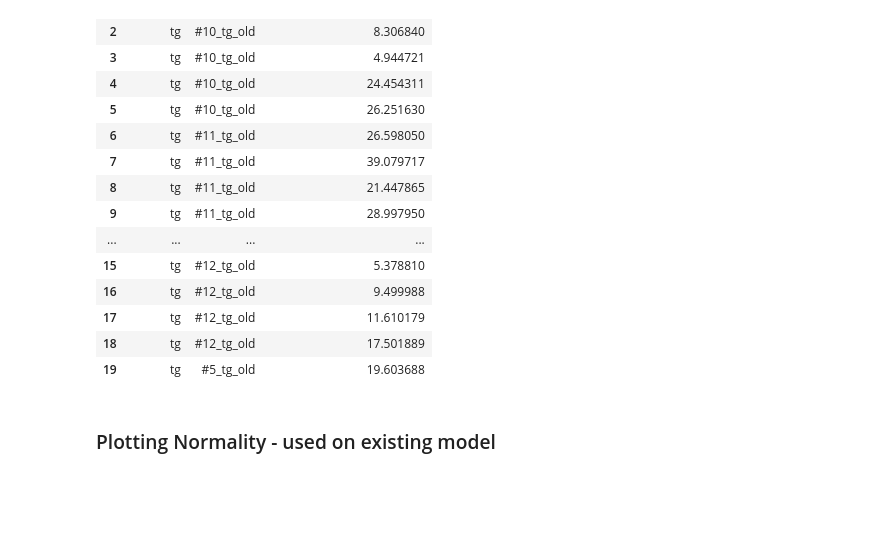
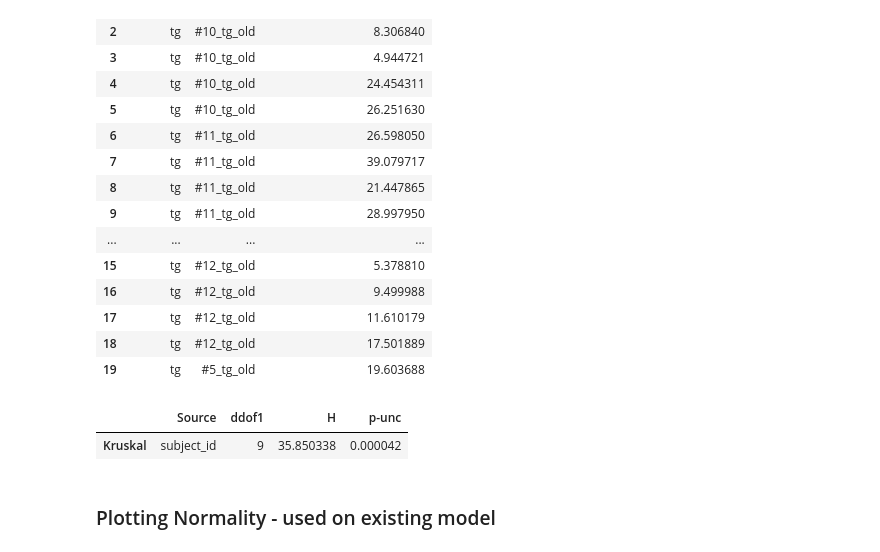
Before and after one commit to DennisDoll/DCLmeetsRETUNE, a Jupyter notebook: image_analysis_pipeline/Data_exploration_and_assumptions.ipynb, the cells around one changed output. Cells and saved outputs as stored; diff of their text form; code cells hidden in the pictures; blank space fills up the shorter version.

```diff
--- a/image_analysis_pipeline/Data_exploration_and_assumptions.ipynb
+++ b/image_analysis_pipeline/Data_exploration_and_assumptions.ipynb
@@ -103,0 +222,5 @@ plot_fixed_effect_varriance(data = df, dv_col = 'cc_normalized_per_volume', fixe
+# %%
+df.loc[df['group_id'] == 'wt', 'group_id'] = -1
+df.loc[df['group_id'] == 'tg', 'group_id'] = 1
+df['group_id'] = pd.Categorical(df['group_id'])
+df['cc_normalized_per_volume']
@@ -247,6 +400,11 @@ df_friedman.head(20)
 # %%
 #Problem: I can't figure out if this works when we're only dealing with 2 levels or what the data format should be
 pg.friedman(df_friedman)
+# %%
+pg.kruskal(data=df, dv='cc_normalized_per_volume', between='subject_id')
+# %% [output]
+|  | Source | ddof1 | H | p-unc |
+| Kruskal | subject_id | 9 | 35.850338 | 0.000042 |
 # %% [markdown]
 ### Plotting Normality - used on existing model
 # %%
```
Also changed, not shown: parts of 29 cells of this notebook.
